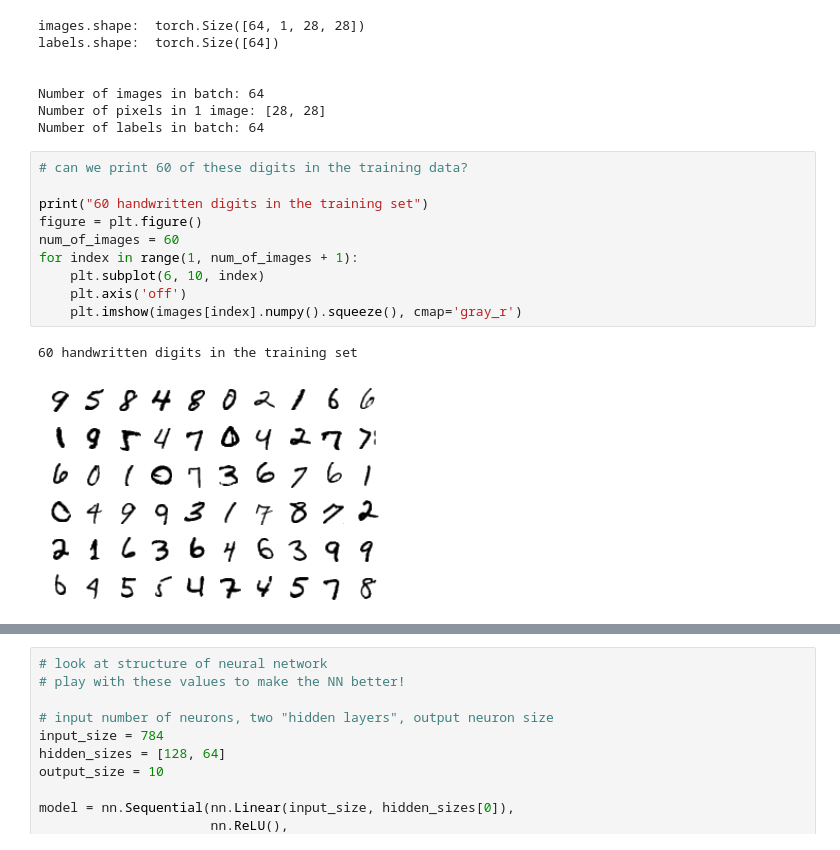
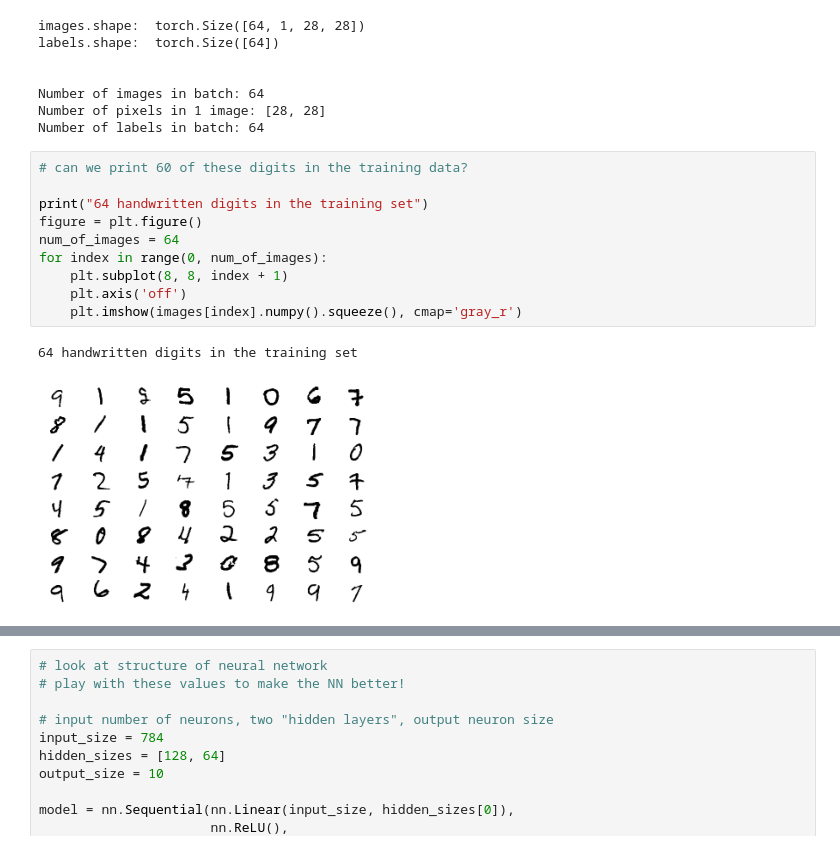
Before and after one commit to sierracthomas/CNN-Project-Summer-2024, a Jupyter notebook: main/handwriting_rec_tutorial.ipynb, the cells around one changed output, grey strips where cells are left out. Cells and saved outputs as stored; diff of their text form.

```diff
--- a/main/handwriting_rec_tutorial.ipynb
+++ b/main/handwriting_rec_tutorial.ipynb
@@ -52,13 +52,13 @@ Number of labels in batch: 64
 # %%
 # can we print 60 of these digits in the training data?
 
-print("60 handwritten digits in the training set")
+print("64 handwritten digits in the training set")
 figure = plt.figure()
-num_of_images = 60
-for index in range(1, num_of_images + 1):
-    plt.subplot(6, 10, index)
+num_of_images = 64
+for index in range(0, num_of_images):
+    plt.subplot(8, 8, index + 1)
     plt.axis('off')
     plt.imshow(images[index].numpy().squeeze(), cmap='gray_r')
 # %% [output]
-60 handwritten digits in the training set
+64 handwritten digits in the training set
-[figure, old version]
+[figure, new version]
```
Also changed, not shown: parts of 9 cells of this notebook.
